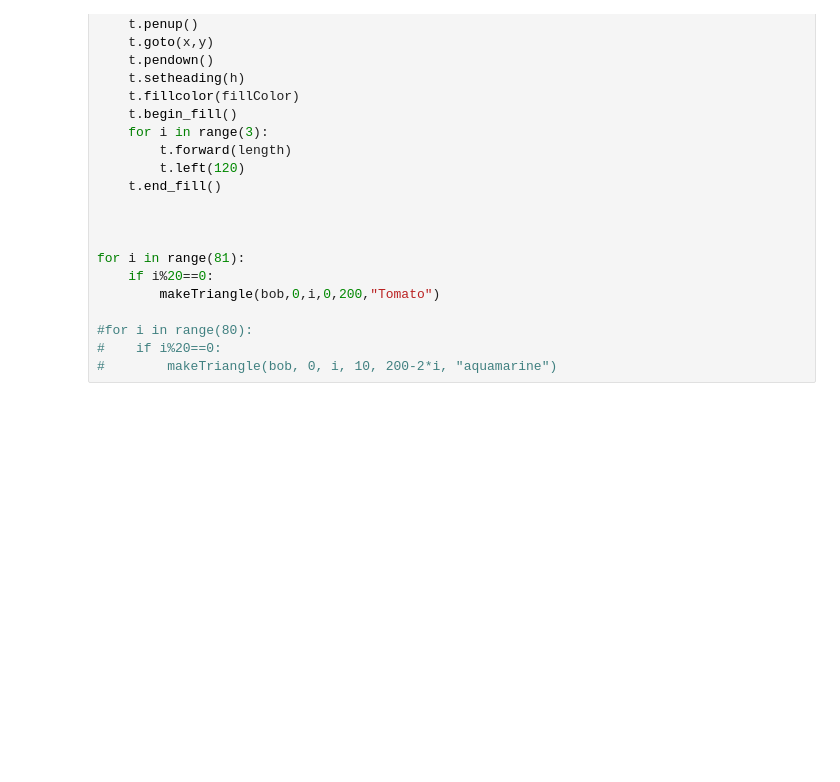
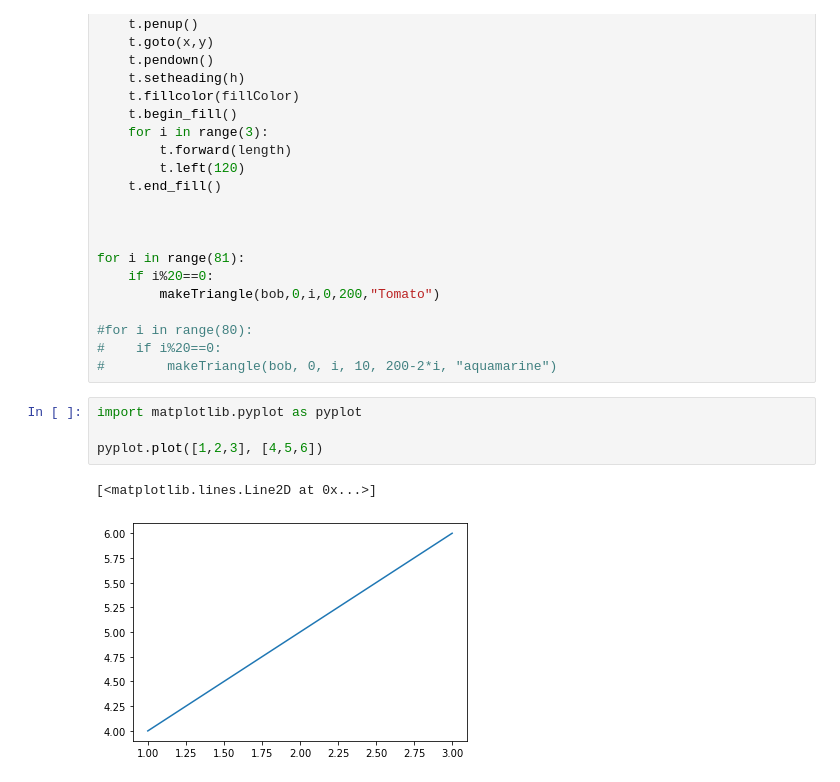
Before and after one commit to millera2/millera2.github.io, a Jupyter notebook: CS-111/CS111-scratch-pad.ipynb, the cells around one changed output. Saved outputs shown, nothing was run; the diff lists cells and outputs as text; blank space fills up the shorter version.

```diff
--- a/CS-111/CS111-scratch-pad.ipynb
+++ b/CS-111/CS111-scratch-pad.ipynb
@@ -106,3 +106,10 @@ for i in range(81):
 #for i in range(80):
 #    if i%20==0:
 #        makeTriangle(bob, 0, i, 10, 200-2*i, "aquamarine")
+# %%
+import matplotlib.pyplot as pyplot
+
+pyplot.plot([1,2,3], [4,5,6])
+# %% [output]
+[<matplotlib.lines.Line2D at 0x...>]
+[figure, added]
```
Also changed, not shown: parts of 34 cells of this notebook, 30 other files.
